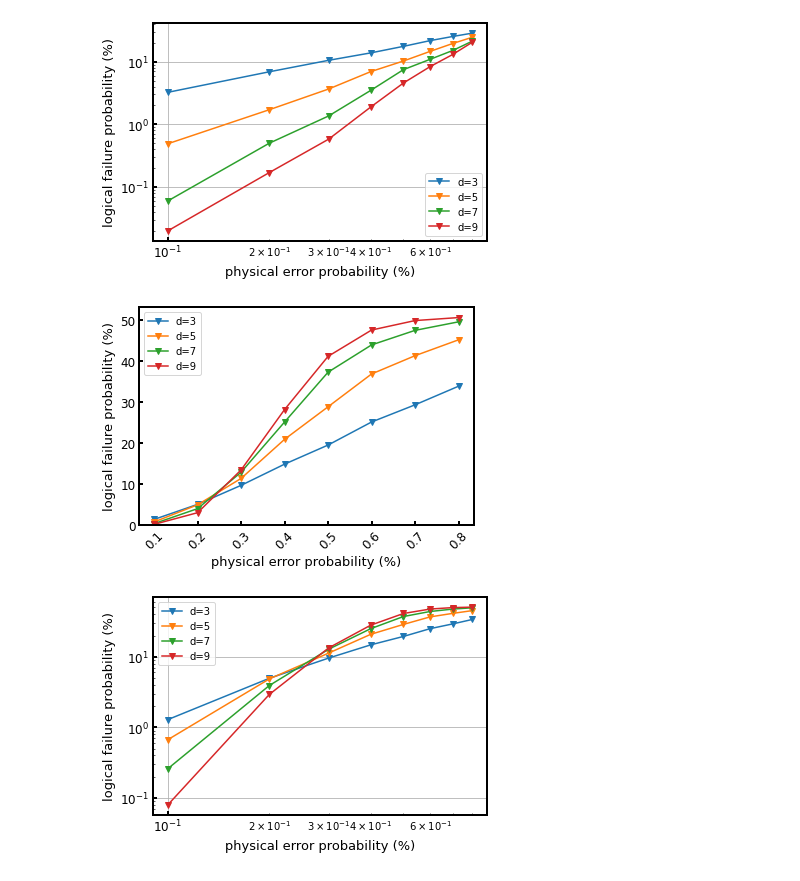
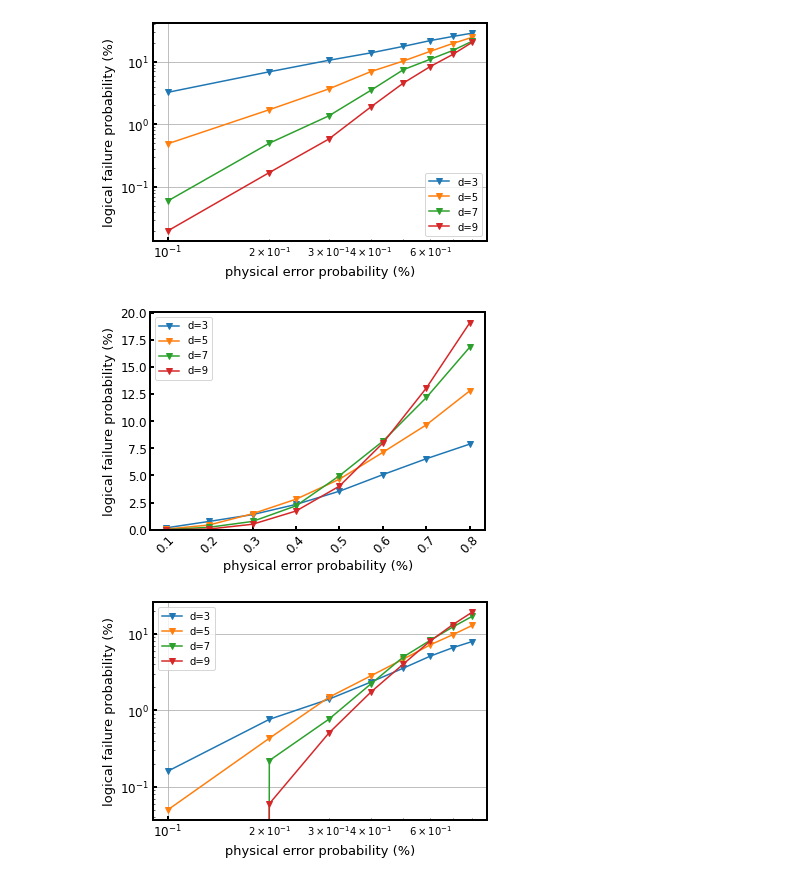
Before and after one commit to kono0924/Fujii-lab, a Jupyter notebook: surface_realistic/realistic_ver2/csv_view.ipynb, the cells around one changed output. Cells and saved outputs as stored; diff of their text form; code cells hidden in the pictures.

```diff
--- a/surface_realistic/realistic_ver2/csv_view.ipynb
+++ b/surface_realistic/realistic_ver2/csv_view.ipynb
@@ -96,7 +96,7 @@ import os
 # 追加のフォルダ名
 folder = ""
 # ファイル名
-file = "Z,p=(0.001,0.008,0.001),d=(3,9,2),d(rep)=11,eta=1000,round_rep=30,trials=10000" + ".csv"
+file = "Z,p=(0.001,0.008,0.001),d=(3,9,2),d(rep)=11,eta=1000,round_rep=5,trials=10000" + ".csv"
 ########################################
 
 # FUjii-labのパス
@@ -139,32 +139,32 @@ plt.legend()
 plt.show()
 
 
 plt.rcParams["xtick.direction"] = "in"
 plt.rcParams["ytick.direction"] = "in"
 fig, ax = plt.subplots()
 for i in range(len(code_distance_list)):
     a = np.array(p_list)
     a = [float(num) for num in a]
     a = np.array(a)
     b = np.array(data.loc[code_distance_list[i]])
     ax.plot(a[0:]*100, b[0:]*100,marker='v',label="d="+str(code_distance_list[i]))
 ax.set_xticklabels(np.round(a*100,decimals= 1))
 ax.set_xticks(np.round(a*100,decimals= 2))
 ax.set_xlabel("physical error probability (%)", fontsize=13)
 ax.set_ylabel("logical failure probability (%)", fontsize=13)
 #ax.set_ylim(10**(-3))
 #ax.set_xlim(10**(-10))
 ax.spines["top"].set_linewidth(2)
 ax.spines["left"].set_linewidth(2)
 ax.spines["bottom"].set_linewidth(2)
 ax.spines["right"].set_linewidth(2)
 ax.tick_params(direction="in", width=2, length=4, labelsize=12)
 #ax.set_title("pm=" + str(0) + "%, eta=" + str(1000) + ", repeat=" + str(1) + ", trials=" + str(10000), fontsize=14)
 ax.set_xscale("log")
 ax.set_yscale("log")
 ax.grid()
 plt.legend()
 plt.show()
 # %% [output]
-[figure, old version]
+[figure, new version]
-[figure, old version]
+[figure, new version]
```
Also changed, not shown: 15 other files.
